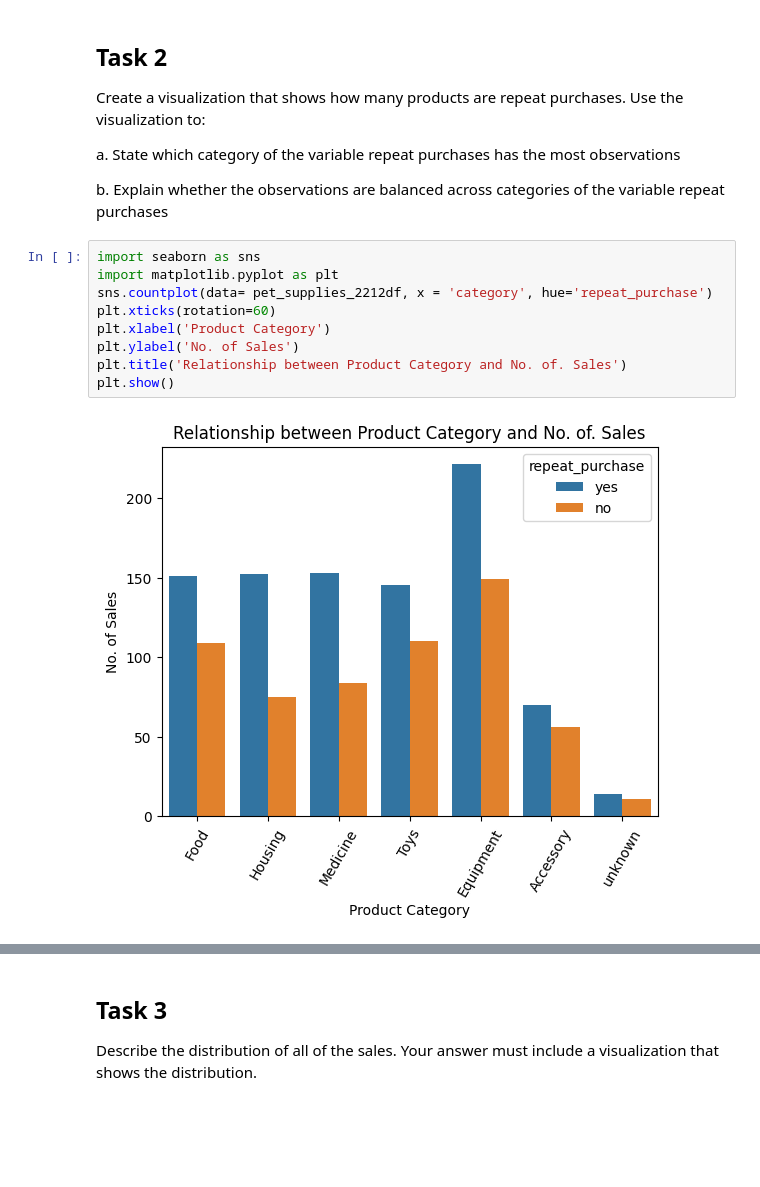
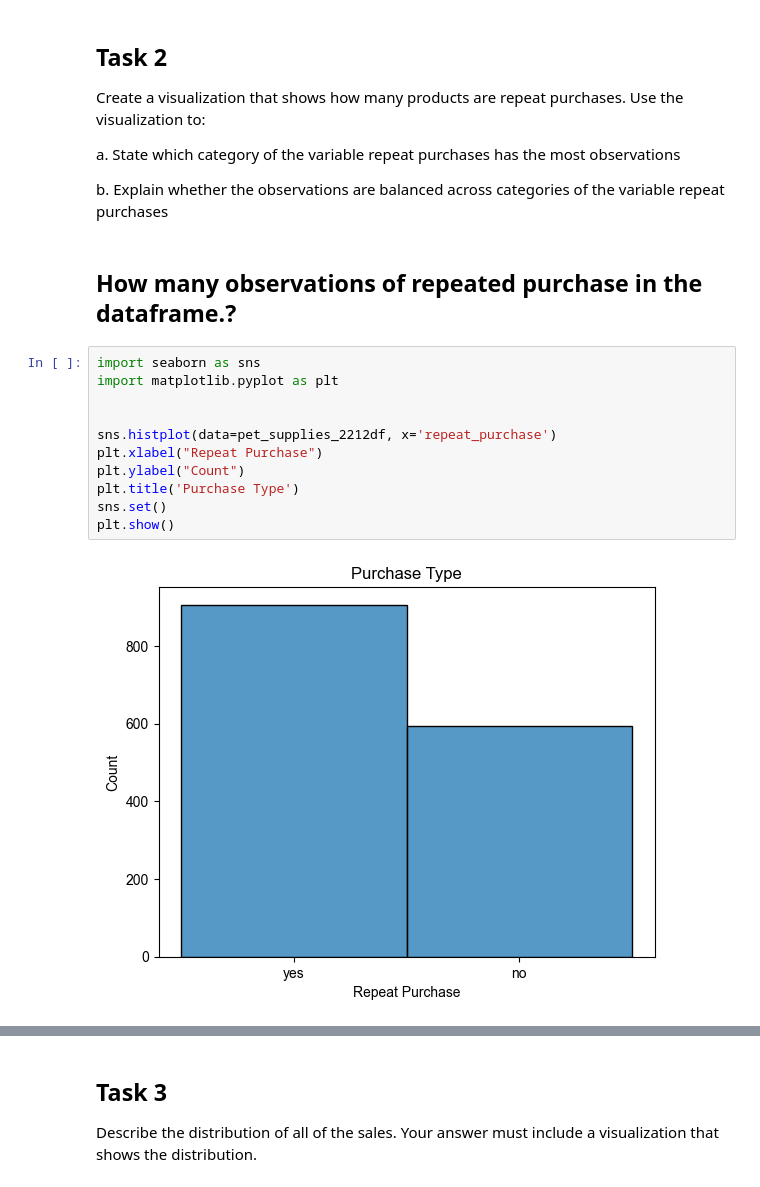
Before and after one commit to dSymon87/Data_Analytics, a Jupyter notebook: Petmind.ipynb, the cells around one changed output, grey strips where cells are left out. Cells and saved outputs as stored; diff of their text form; blank space fills up the shorter version.

```diff
--- a/Petmind.ipynb
+++ b/Petmind.ipynb
@@ -98,14 +98,18 @@ observations
 
 b. Explain whether the observations are balanced across categories of the
 variable repeat purchases
+# %% [markdown]
+## How many observations of repeated purchase in the dataframe.?
 # %%
 import seaborn as sns
 import matplotlib.pyplot as plt
-sns.countplot(data= pet_supplies_2212df, x = 'category', hue='repeat_purchase')
-plt.xticks(rotation=60)
-plt.xlabel('Product Category')
-plt.ylabel('No. of Sales')
-plt.title('Relationship between Product Category and No. of. Sales')
+
+
+sns.histplot(data=pet_supplies_2212df, x='repeat_purchase')
+plt.xlabel("Repeat Purchase")
+plt.ylabel("Count")
+plt.title('Purchase Type')
+sns.set()
 plt.show()
 # %% [output]
-[figure, old version]
+[figure, new version]
```
Also changed, not shown: parts of 19 cells of this notebook.
